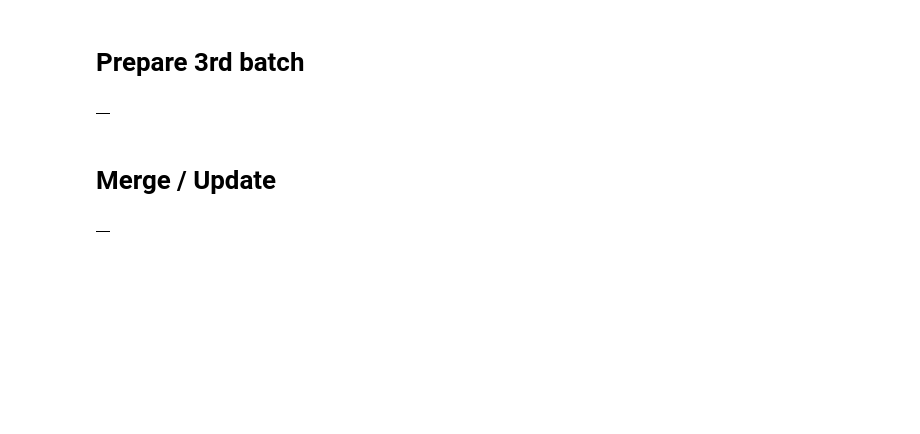
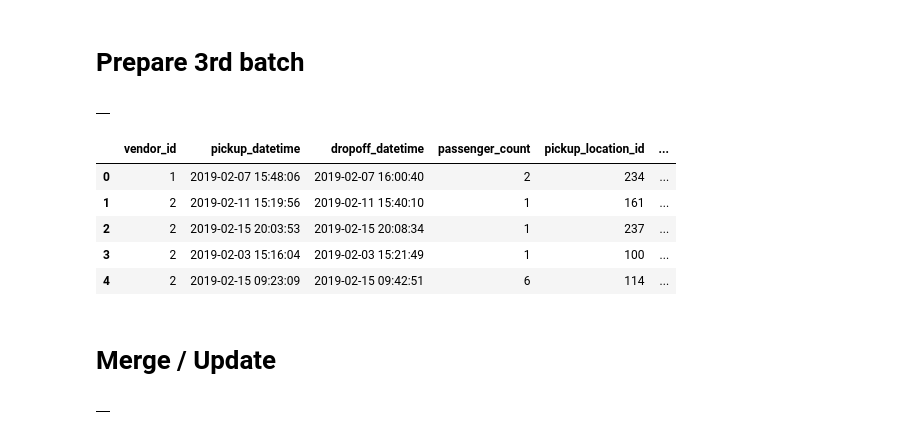
Before and after one commit to makism/spark-iceberg, a Jupyter notebook: services/jupyterlab/notebooks/Short tutorial.ipynb, the cells around one changed output. Cells and saved outputs as stored; diff of their text form; code cells hidden in the pictures; blank space fills up the shorter version.

```diff
--- a/services/jupyterlab/notebooks/Short tutorial.ipynb
+++ b/services/jupyterlab/notebooks/Short tutorial.ipynb
@@ -175,6 +175,15 @@ df_changes = (
 )
 # %%
 df_changes.createOrReplaceTempView("trips_table")
+# %%
+spark.sql("SELECT * FROM trips_table;").toPandas()
+# %% [output]
+|  | vendor_id | pickup_datetime | dropoff_datetime | passenger_count | pickup_location_id | ... |
+| 0 | 1 | 2019-02-07 15:48:06 | 2019-02-07 16:00:40 | 2 | 234 | ... |
+| 1 | 2 | 2019-02-11 15:19:56 | 2019-02-11 15:40:10 | 1 | 161 | ... |
+| 2 | 2 | 2019-02-15 20:03:53 | 2019-02-15 20:08:34 | 1 | 237 | ... |
+| 3 | 2 | 2019-02-03 15:16:04 | 2019-02-03 15:21:49 | 1 | 100 | ... |
+| 4 | 2 | 2019-02-15 09:23:09 | 2019-02-15 09:42:51 | 6 | 114 | ... |
 # %% [markdown]
 # Merge / Update
 # %%
```
Also changed, not shown: parts of 3 cells of this notebook.
